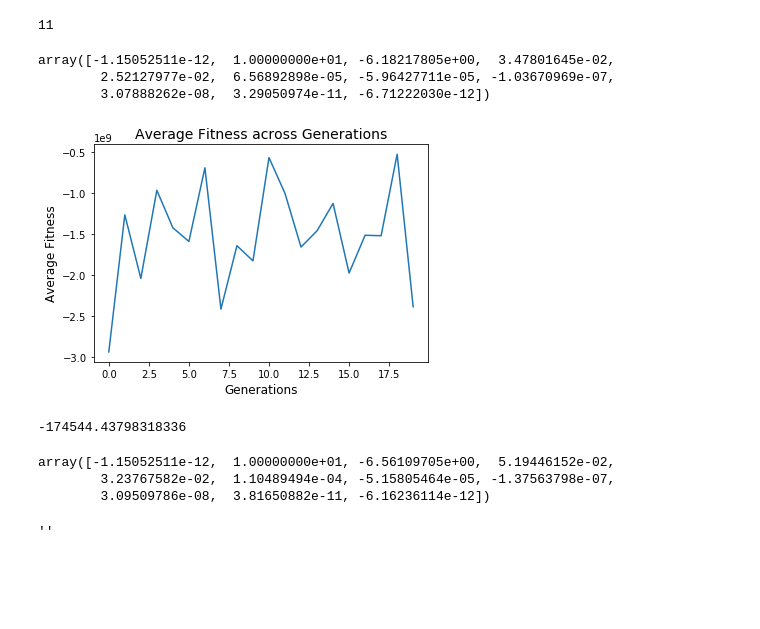
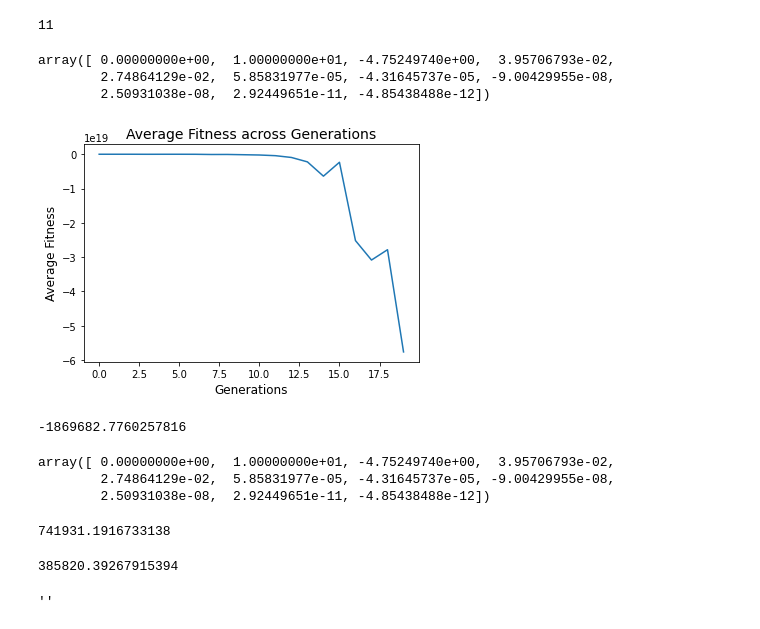
Before and after one commit to kanishk779/GeneticAlgorithm, a Jupyter notebook: genetic.ipynb, the cells around one changed output. Saved outputs shown, nothing was run; the diff lists cells and outputs as text; code cells hidden in the pictures; blank space fills up the shorter version.

```diff
--- a/genetic.ipynb
+++ b/genetic.ipynb
@@ -11,12 +11,12 @@ GENE_MIN = -10
 GENE_MAX = 10
 
 CHROMOSOME_SIZE = 11
-POPULATION_SIZE = 16 # Keep power of 2
+POPULATION_SIZE = 8 # Keep power of 2
 
 # GAUSS_NOISE_MEAN = 0.0
 # GAUSS_NOISE_STD = 1
 
-MUTATE_PROB = 0.3
+MUTATE_PROB = 0.2
 
 NUM_GENERATIONS = 20
 # %%
@@ -54,10 +57,13 @@ class Darwin:
             raise ValueError
 
         self.population = self.generate_random_from_seed(val)
+        self.population[0] = np.array(val)
         self.avg_fitness = [] # maintained across generations
         self.weight_fitness_map = [] # consists of tuples (vector,fitness)
         self.max_fitness_across_generations = None
         self.best_chromosome_across_generations = None
+        self.train_for_best_chromosome = None
+        self.valid_for_best_chromosome = None
 
     def generate_random_from_seed(self, val: list) -> np.ndarray:
         '''
@@ -70,7 +76,7 @@ class Darwin:
         temp = np.array(temp, dtype=np.double)
 
         for idx, val in np.ndenumerate(temp):
-            noise = np.random.normal(loc=temp[idx]/10, scale=abs(temp[idx])/10)
+            noise = np.random.normal(loc=temp[idx], scale=abs(temp[idx]))
             temp[idx] += noise
 
         return np.clip(noise + temp, GENE_MIN, GENE_MAX)
@@ -79,22 +85,26 @@ class Darwin:
 
         # try changing this error_to_fitness function
         def error_to_fitness(train_err, valid_err):
-            return -valid_err
+            return -(2*train_err + valid_err)
 
-        def errot_to_fitness1(train_err, valid_err):
-            return -(train_err*valid_err)/(train_err + valid_err)
+#         def errot_to_fitness1(train_err, valid_err):
+#             return -(train_err*valid_err)/(train_err + valid_err)
 
         fitness = []
+        train_errors = []
+        valid_errors = []
         weight_fitness = []
         for chrom in self.population:
             train_err, valid_err = server.get_errors(TEAM_ID, list(chrom))
             fit = error_to_fitness(train_err, valid_err)
             fitness.append(fit)
+            train_errors.append(train_err)
+            valid_errors.append(valid_err)
             weight_fitness.append((chrom,fit))
 
         fitness = np.array(fitness, dtype=np.double)
         self.weight_fitness_map = weight_fitness
-        return fitness
+        return fitness, train_errors, valid_errors
 
     @classmethod
     def crossover(self, mom: np.ndarray, dad: np.ndarray):
@@ -133,7 +143,7 @@ class Darwin:
             # TODO: vectorise
             for idx, val in np.ndenumerate(population):
                 if np.random.random() < MUTATE_PROB:
-                    noise = np.random.normal(loc=means[idx[1]]/10, scale=abs(means[idx[1]])/10)
+                    noise = np.random.normal(loc=means[idx[1]], scale=abs(means[idx[1]]*10))
                     population[idx] += noise
 
             return np.clip(population, GENE_MIN, GENE_MAX)
@@ -174,11 +184,11 @@ class Darwin:
                         return i
                 return len(thresholds) - 1
 
-            fitness = self.get_fitness()
+            fitness, train_errors, valid_errors = self.get_fitness()
             normalized_fitness = (fitness - np.min(fitness)) / np.ptp(fitness) # in [0,1]
 
             self.avg_fitness.append(np.mean(fitness))
-            self.update_best(fitness)
+            self.update_best(fitness, train_errors, valid_errors)
 
             thresholds = []
             thresh = 0.0
@@ -225,10 +235,10 @@ class Darwin:
             offsprings.append(self.weight_fitness_map[0][0]) # this adds the best from the previous population
             return np.array(offsprings, dtype=np.double)
 
-        offsprings = normal_breed()
+        offsprings = russian_roulette()
         self.population = self.mutate(offsprings)
 
-    def update_best(self, fitness: np.ndarray):
+    def update_best(self, fitness: np.ndarray, train_errors: list, valid_errors: list):
         '''
         Updates the best chromosome across generations parameter from self.population
         '''
@@ -236,6 +246,8 @@ class Darwin:
         if (not self.max_fitness_across_generations) or fitness[best_idx] > self.max_fitness_across_generations:
             self.max_fitness_across_generations = fitness[best_idx]
             self.best_chromosome_across_generations = self.population[best_idx]
+            self.train_for_best_chromosome = train_errors[best_idx]
+            self.valid_for_best_chromosome = valid_errors[best_idx]
 
     def train(self):
 
@@ -249,31 +261,39 @@ class Darwin:
         plt.show()
 
         # haven't calculated the fitness of the final population
-        fitness = self.get_fitness()
-        self.update_best(fitness)
+        fitness, train_err, valid_err = self.get_fitness()
+        self.update_best(fitness, train_err, valid_err)
 
-        return self.best_chromosome_across_generations, self.max_fitness_across_generations
+        return self.best_chromosome_across_generations, self.max_fitness_across_generations, self.train_for_best_chromosome, self.valid_for_best_chromosome
 # %%
 darwin = Darwin(INITIAL_WEIGHTS)
 darwin.population[0]
 # %% [output]
-array([-1.15052511e-12,  1.00000000e+01, -6.18217805e+00,  3.47801645e-02,
-        2.52127977e-02,  6.56892898e-05, -5.96427711e-05, -1.03670969e-07,
-        3.07888262e-08,  3.29050974e-11, -6.71222030e-12])
+array([ 0.00000000e+00,  1.00000000e+01, -4.75249740e+00,  3.95706793e-02,
+        2.74864129e-02,  5.85831977e-05, -4.31645737e-05, -9.00429955e-08,
+        2.50931038e-08,  2.92449651e-11, -4.85438488e-12])
 # %%
-best_chromosome, final_fitness = darwin.train()
+best_chromosome, final_fitness, train_err, valid_err = darwin.train()
 # %% [output]
-[figure, old version]
+[figure, new version]
 # %%
 final_fitness
 # %% [output]
--174544.43798318336
+-1869682.7760257816
 # %%
 best_chromosome
 # %% [output]
-array([-1.15052511e-12,  1.00000000e+01, -6.56109705e+00,  5.19446152e-02,
-        3.23767582e-02,  1.10489494e-04, -5.15805464e-05, -1.37563798e-07,
-        3.09509786e-08,  3.81650882e-11, -6.16236114e-12])
+array([ 0.00000000e+00,  1.00000000e+01, -4.75249740e+00,  3.95706793e-02,
+        2.74864129e-02,  5.85831977e-05, -4.31645737e-05, -9.00429955e-08,
+        2.50931038e-08,  2.92449651e-11, -4.85438488e-12])
+# %%
+train_err
+# %% [output]
+741931.1916733138
+# %%
+valid_err
+# %% [output]
+385820.39267915394
 # %%
 input()
 # to prevent submissions on running all cells
```
Also changed, not shown: parts of 14 cells of this notebook, 1 other file.
